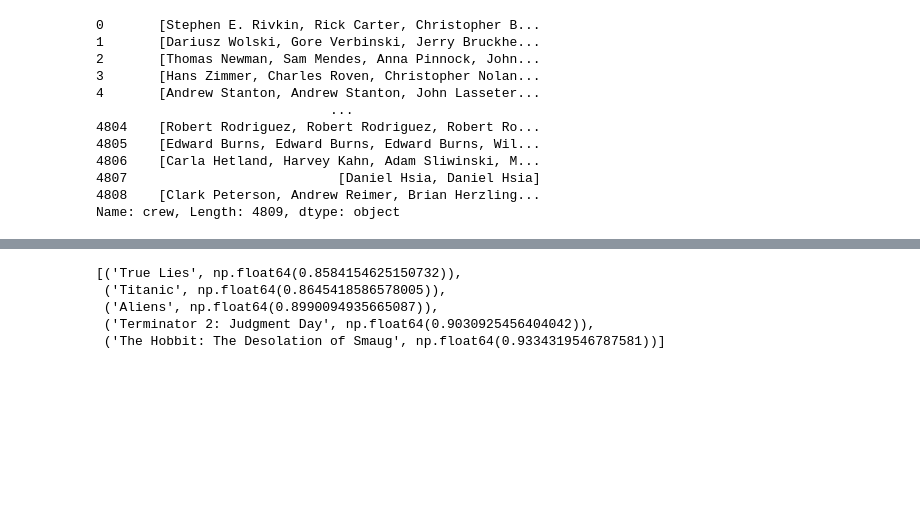
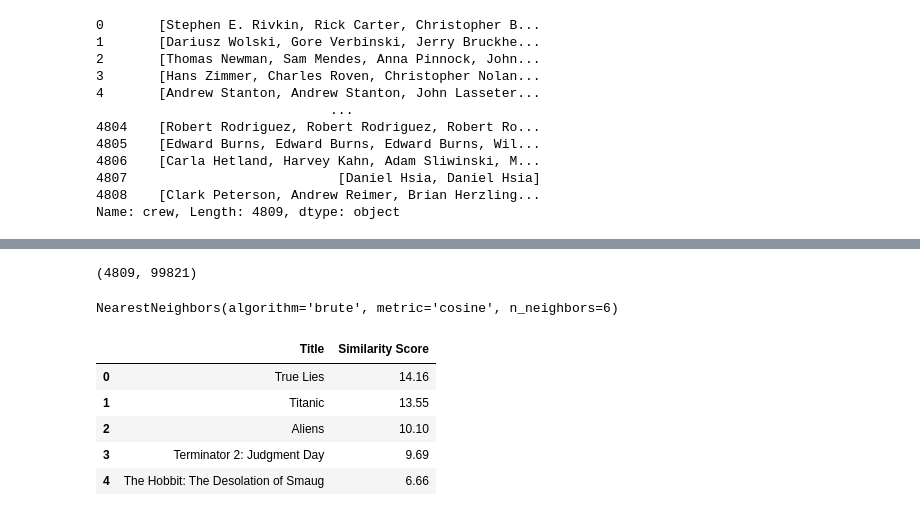
Before and after one commit to GuillePrograma94/K-NEAREST, a Jupyter notebook: src/explore.ipynb, the cells around one changed output, grey strips where cells are left out. Drawn from its saved outputs; the diff is of its cells as text; code cells hidden in the pictures; blank space fills up the shorter version.

```diff
--- a/src/explore.ipynb
+++ b/src/explore.ipynb
@@ -252,8 +259,54 @@ def get_movie_recommendations(movie_title):
+# %%
+# We will prepare the data to use nearest neighbour model using TF-IDF
+
+# We initialise the vectorizer TF-IDF
+vectorizer = TfidfVectorizer()
+
+# We transform the column "tags" into a matrix TF-IDF
+tfidf_matrix = vectorizer.fit_transform(total_data["tags"])
+
+#We check the shape of the matrix obtained.
+tfidf_matrix.shape
+# %% [output]
+(4809, 99821)
+# %%
+# Setting and training of the nearest neighbours.
+
+model = NearestNeighbors(
+    n_neighbors = 6,    #Number of neighbours we will use.
+    algorithm = "brute", # Type of algorythm, we chose brute.
+    metric = "cosine"   # We will use the cosine distance metric.
+)
+
+# We train the model with the matrix.
+model.fit(tfidf_matrix)
+# %% [output]
+NearestNeighbors(algorithm='brute', metric='cosine', n_neighbors=6)
+# %%
+def recommend_me(movie_title):
+    # We find the index of the input movie in our dataset
+    movie_index = total_data[total_data['title'] == movie_title].index[0]
+
+    # We use the Nearest Neighbors model to find similar movies
+    distances, indices = model.kneighbors(tfidf_matrix[movie_index])
+    # We create a list of tuples (movie title, distance) for each neighbor
+    similar_movies = [(total_data['title'][i], distances[0][j]) for j, i in enumerate(indices[0])]
+    # Create a DataFrame to present the results
+    recommendations_df = pd.DataFrame(similar_movies[1:], columns=['Title', 'Similarity Score'])
+    # Convert distance to a similarity score (percentage)
+    recommendations_df['Similarity Score'] = (1 - recommendations_df['Similarity Score']) * 100
+    # We round the similarity score to two decimal places
+    recommendations_df['Similarity Score'] = recommendations_df['Similarity Score'].round(2)
+    # Sort the recommendations by similarity score in descending order
+    recommendations_df = recommendations_df.sort_values('Similarity Score', ascending=False)
+
+    return recommendations_df
 # %%
-get_movie_recommendations("Avatar")
+recommend_me("Avatar")
 # %% [output]
-[('True Lies', np.float64(0.8584154625150732)),
- ('Titanic', np.float64(0.8645418586578005)),
- ('Aliens', np.float64(0.8990094935665087)),
- ('Terminator 2: Judgment Day', np.float64(0.9030925456404042)),
- ('The Hobbit: The Desolation of Smaug', np.float64(0.9334319546787581))]
+|  | Title | Similarity Score |
+| 0 | True Lies | 14.16 |
+| 1 | Titanic | 13.55 |
+| 2 | Aliens | 10.10 |
+| 3 | Terminator 2: Judgment Day | 9.69 |
+| 4 | The Hobbit: The Desolation of Smaug | 6.66 |
```
Also changed, not shown: parts of 10 cells of this notebook.
